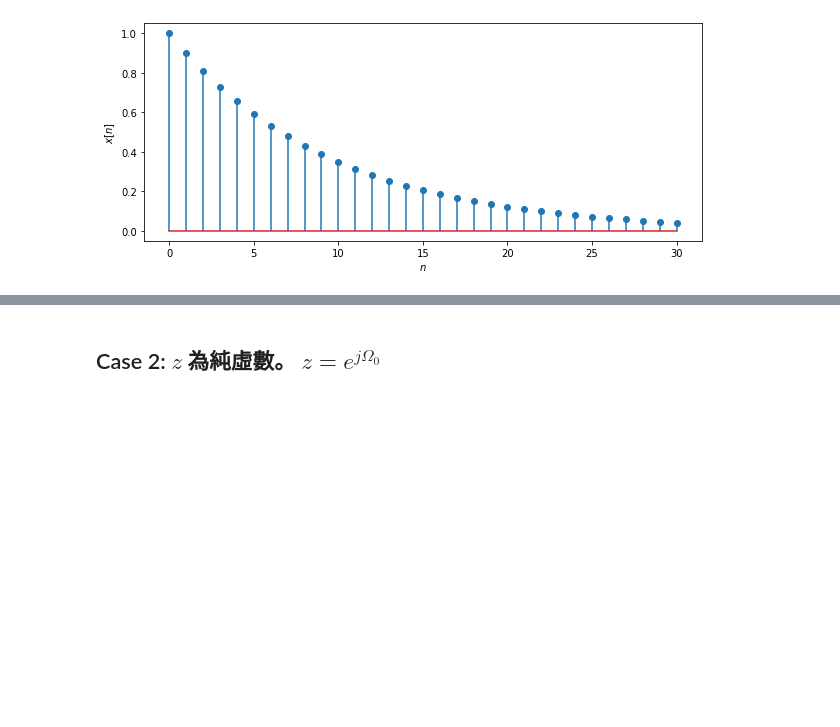
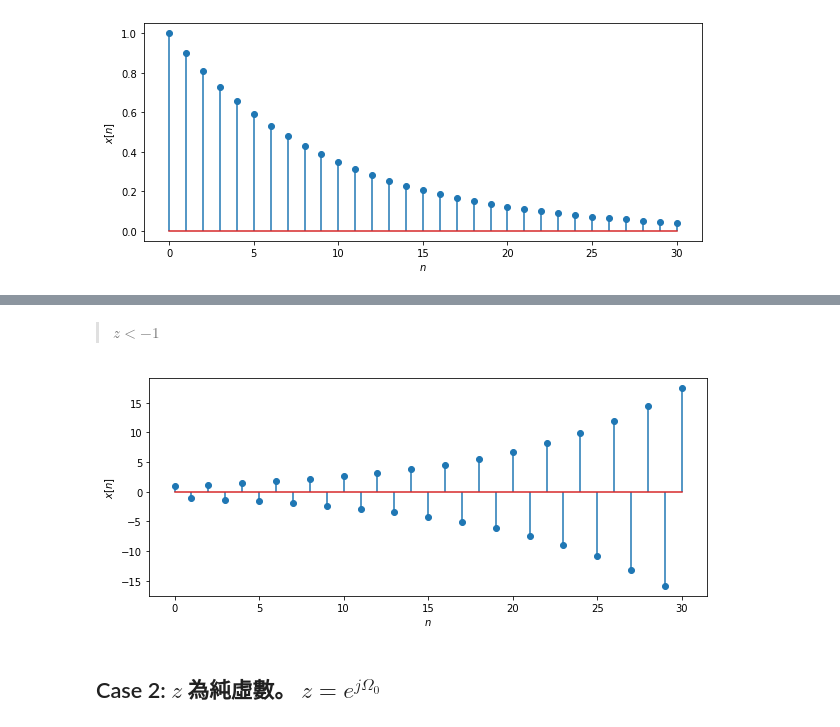
Before and after one commit to luckguy/SS2022, a Jupyter notebook: SS02_d.ipynb, the cells around one changed output, grey strips where cells are left out. Drawn from its saved outputs; the diff is of its cells as text; code cells hidden in the pictures; blank space fills up the shorter version.

```diff
--- a/SS02_d.ipynb
+++ b/SS02_d.ipynb
@@ -117,3 +128,14 @@ plot_real_signal(k,x)
+# %% [markdown]
+
+
+> $z<-1$
+# %%
+k = np.arange(31)
+z=-1.1
+x = exponential_signal(k, z)
+plot_real_signal(k,x)
+# %% [output]
+[figure, added]
 # %% [markdown]
 ## Case 2: $z$ 為純虛數。 $z=e^{j\Omega_0}$
 # %%
```
Also changed, not shown: parts of 2 cells of this notebook.
